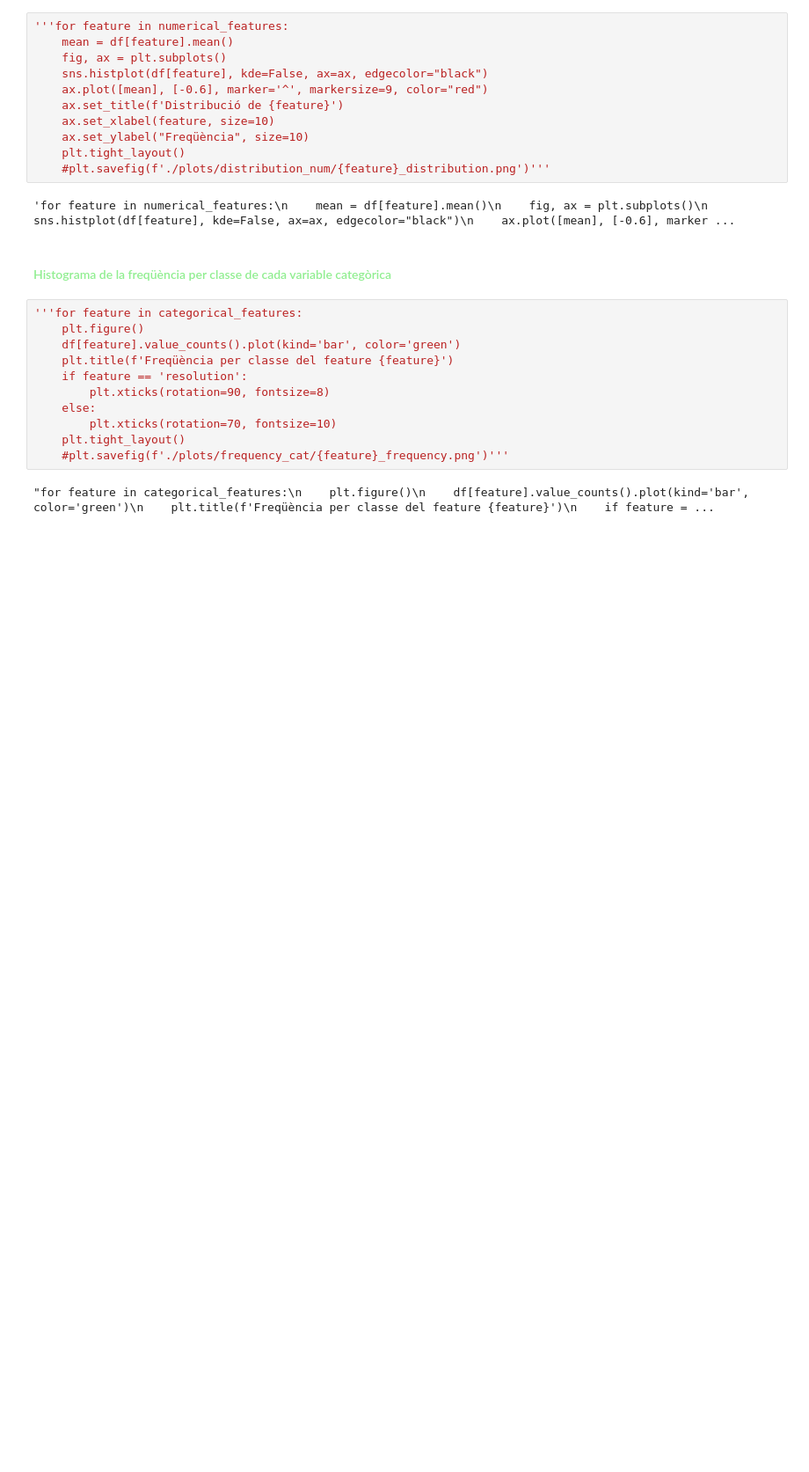
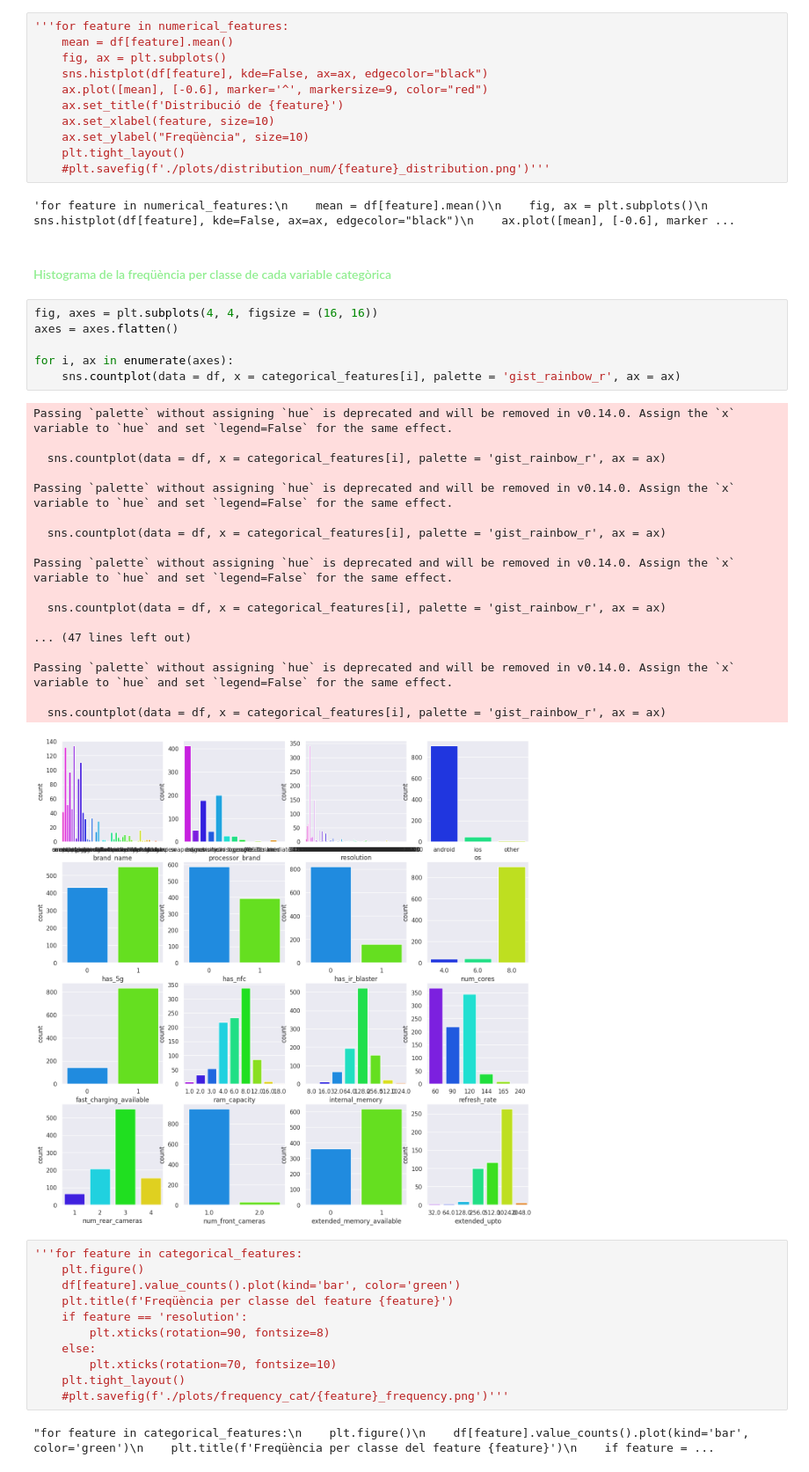
Before and after one commit to paupratAI/Multilayer_Perceptron, a Jupyter notebook: main.ipynb, the cells around one changed output. Shown at 88% size. Drawn from its saved outputs; the diff is of its cells as text; blank space fills up the shorter version.

```diff
--- a/main.ipynb
+++ b/main.ipynb
@@ -167,6 +182,31 @@ df.drop('model', axis=1, inplace=True)
 'for feature in numerical_features:\n    mean = df[feature].mean()\n    fig, ax = plt.subplots()\n    sns.histplot(df[feature], kde=False, ax=ax, edgecolor="black")\n    ax.plot([mean], [-0.6], marker ...
 # %% [markdown]
 #### <span style="color:lightgreen"> Histograma de la freqüència per classe de cada variable categòrica </span>
+# %%
+fig, axes = plt.subplots(4, 4, figsize = (16, 16))
+axes = axes.flatten()
+
+for i, ax in enumerate(axes):
+    sns.countplot(data = df, x = categorical_features[i], palette = 'gist_rainbow_r', ax = ax)
+# %% [output]
+Passing `palette` without assigning `hue` is deprecated and will be removed in v0.14.0. Assign the `x` variable to `hue` and set `legend=False` for the same effect.
+
+  sns.countplot(data = df, x = categorical_features[i], palette = 'gist_rainbow_r', ax = ax)
+
+Passing `palette` without assigning `hue` is deprecated and will be removed in v0.14.0. Assign the `x` variable to `hue` and set `legend=False` for the same effect.
+
+  sns.countplot(data = df, x = categorical_features[i], palette = 'gist_rainbow_r', ax = ax)
+
+Passing `palette` without assigning `hue` is deprecated and will be removed in v0.14.0. Assign the `x` variable to `hue` and set `legend=False` for the same effect.
+
+  sns.countplot(data = df, x = categorical_features[i], palette = 'gist_rainbow_r', ax = ax)
+
+... (47 lines left out)
+
+Passing `palette` without assigning `hue` is deprecated and will be removed in v0.14.0. Assign the `x` variable to `hue` and set `legend=False` for the same effect.
+
+  sns.countplot(data = df, x = categorical_features[i], palette = 'gist_rainbow_r', ax = ax)
+[figure, added]
 # %%
 '''for feature in categorical_features:
     plt.figure()
```
Also changed, not shown: parts of 2 cells of this notebook.
